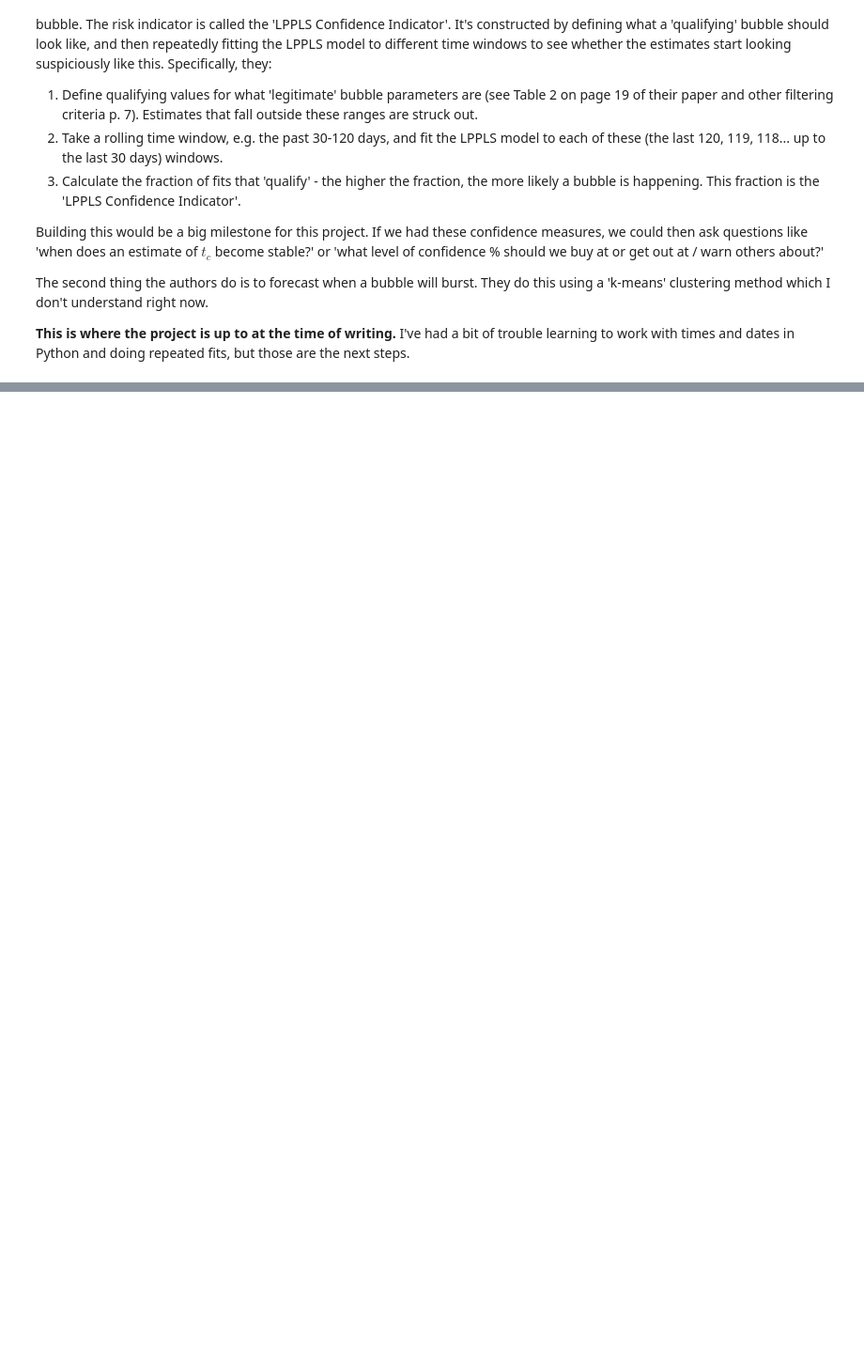
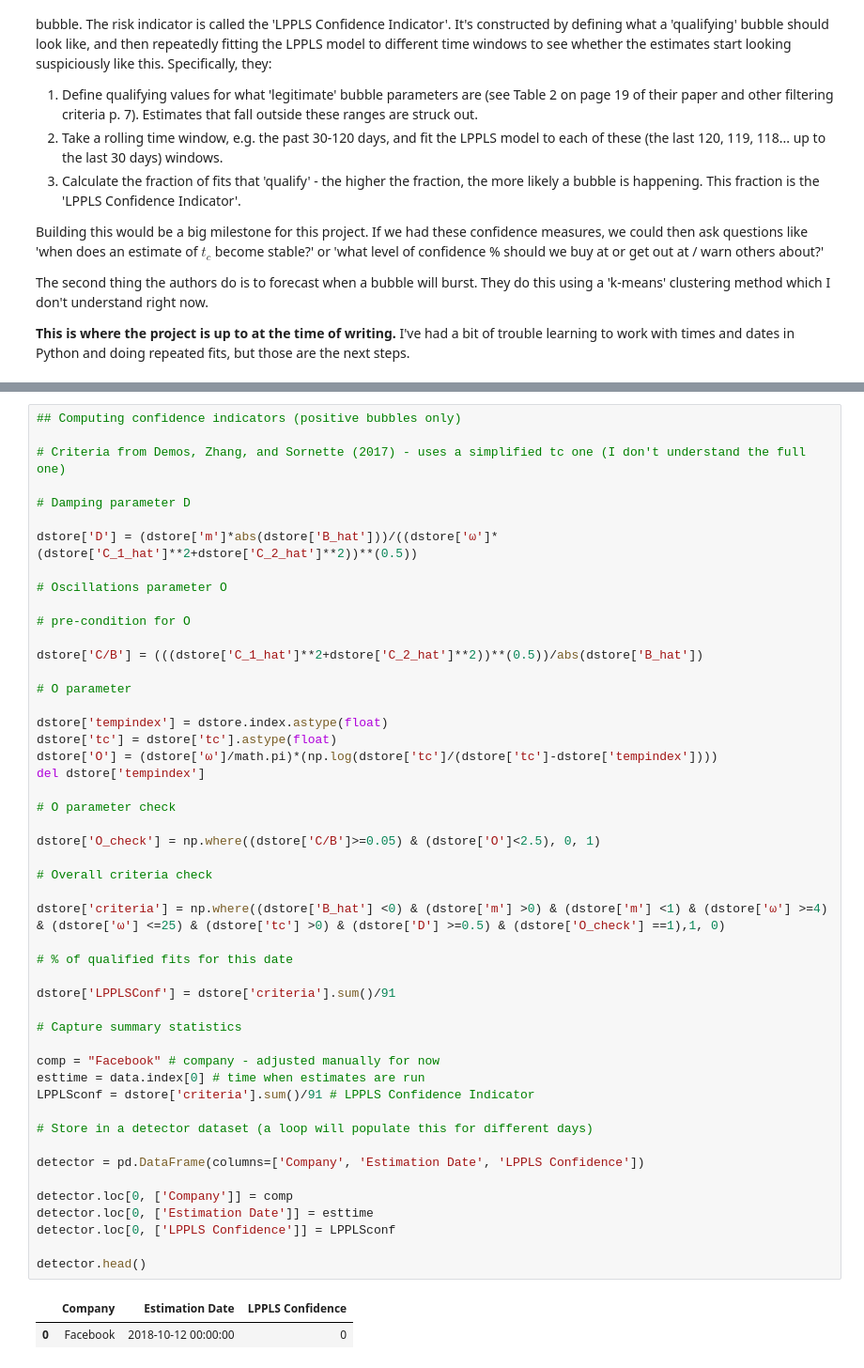
Before and after one commit to hub16/behavfinance, a Jupyter notebook: Bubble Detector - v1.ipynb, the cells around one changed output, grey strips where cells are left out. Shown at 94% size. Saved outputs shown, nothing was run; the diff lists cells and outputs as text; blank space fills up the shorter version.

```diff
--- a/Bubble Detector - v1.ipynb
+++ b/Bubble Detector - v1.ipynb
@@ -327,0 +269,52 @@ dstore # final dataset
+# %%
+## Computing confidence indicators (positive bubbles only)
+
+# Criteria from Demos, Zhang, and Sornette (2017) - uses a simplified tc one (I don't understand the full one)
+
+# Damping parameter D
+
+dstore['D'] = (dstore['m']*abs(dstore['B_hat']))/((dstore['ω']*(dstore['C_1_hat']**2+dstore['C_2_hat']**2))**(0.5))
+
+# Oscillations parameter O
+
+# pre-condition for O
+
+dstore['C/B'] = (((dstore['C_1_hat']**2+dstore['C_2_hat']**2))**(0.5))/abs(dstore['B_hat'])
+
+# O parameter
+
+dstore['tempindex'] = dstore.index.astype(float)
+dstore['tc'] = dstore['tc'].astype(float)
+dstore['O'] = (dstore['ω']/math.pi)*(np.log(dstore['tc']/(dstore['tc']-dstore['tempindex'])))
+del dstore['tempindex']
+
+# O parameter check
+
+dstore['O_check'] = np.where((dstore['C/B']>=0.05) & (dstore['O']<2.5), 0, 1)
+
+# Overall criteria check
+
+dstore['criteria'] = np.where((dstore['B_hat'] <0) & (dstore['m'] >0) & (dstore['m'] <1) & (dstore['ω'] >=4) & (dstore['ω'] <=25) & (dstore['tc'] >0) & (dstore['D'] >=0.5) & (dstore['O_check'] ==1),1, 0)
+
+# % of qualified fits for this date
+
+dstore['LPPLSConf'] = dstore['criteria'].sum()/91
+
+# Capture summary statistics
+
+comp = "Facebook" # company - adjusted manually for now
+esttime = data.index[0] # time when estimates are run
+LPPLSconf = dstore['criteria'].sum()/91 # LPPLS Confidence Indicator
+
+# Store in a detector dataset (a loop will populate this for different days)
+
+detector = pd.DataFrame(columns=['Company', 'Estimation Date', 'LPPLS Confidence'])
+
+detector.loc[0, ['Company']] = comp
+detector.loc[0, ['Estimation Date']] = esttime
+detector.loc[0, ['LPPLS Confidence']] = LPPLSconf
+
+detector.head()
+# %% [output]
+|  | Company | Estimation Date | LPPLS Confidence |
+| 0 | Facebook | 2018-10-12 00:00:00 | 0 |
```
Also changed, not shown: parts of 7 cells of this notebook.
